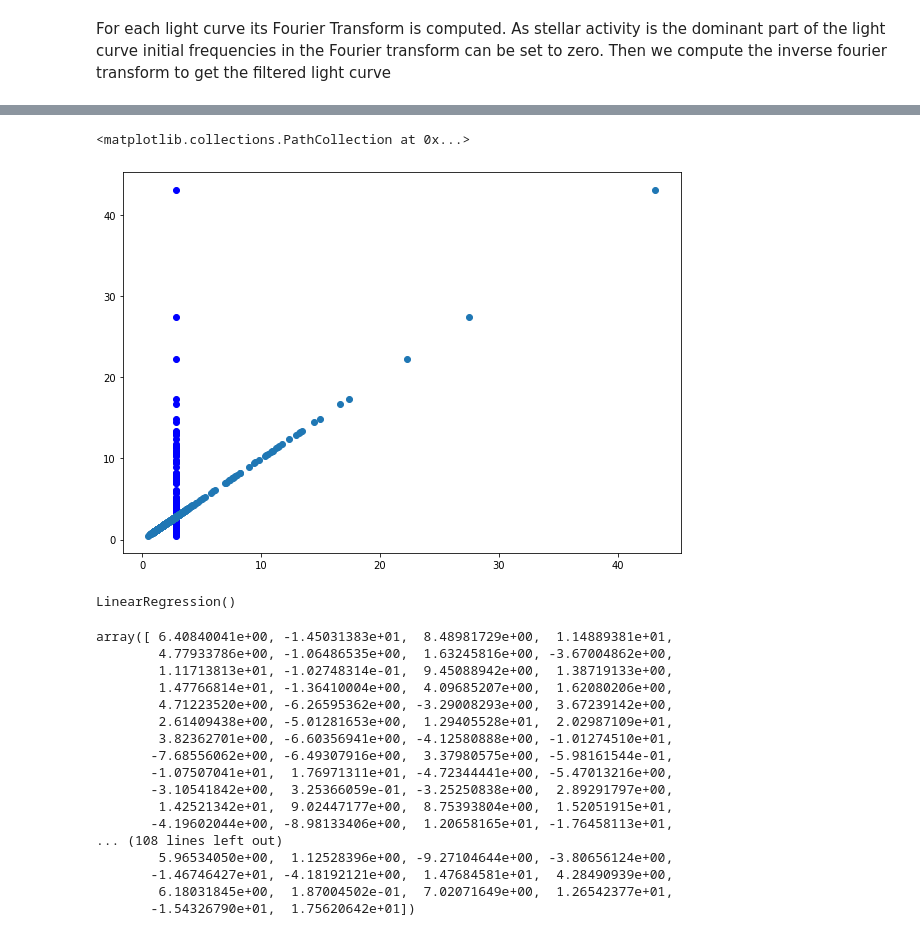
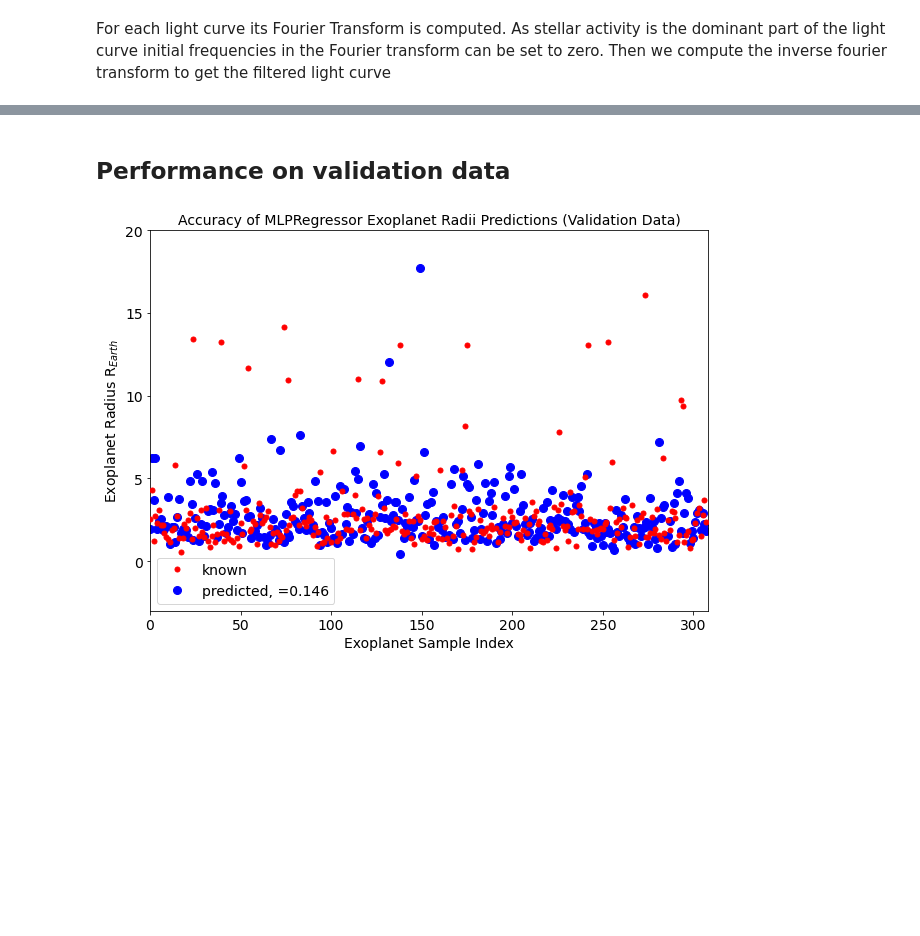
Before and after one commit to nicholasproietti/LGM, a Jupyter notebook: LC_FFT_CNN.ipynb, the cells around one changed output, grey strips where cells are left out. Drawn from its saved outputs; the diff is of its cells as text; code cells hidden in the pictures; blank space fills up the shorter version.

```diff
--- a/LC_FFT_CNN.ipynb
+++ b/LC_FFT_CNN.ipynb
@@ -401,33 +225,0 @@ test_validate2(x_test=X_test, y_test=y_test, y_predict=y_predict, classifier=mlp
-# %%
-plt.scatter(y_predict, y_test, c='b')
-plt.scatter(y_test, y_test)
-# %% [output]
-<matplotlib.collections.PathCollection at 0x...>
-[figure, removed]
-# %%
-from sklearn.linear_model import LinearRegression
-
-model = LinearRegression()
-model.fit(X_train, duration, y_train)
-# %% [output]
-LinearRegression()
-# %%
-y_pred = model.predict(X_test)
-# %% [output]
-array([ 6.40840041e+00, -1.45031383e+01,  8.48981729e+00,  1.14889381e+01,
-        4.77933786e+00, -1.06486535e+00,  1.63245816e+00, -3.67004862e+00,
-        1.11713813e+01, -1.02748314e-01,  9.45088942e+00,  1.38719133e+00,
-        1.47766814e+01, -1.36410004e+00,  4.09685207e+00,  1.62080206e+00,
-        4.71223520e+00, -6.26595362e+00, -3.29008293e+00,  3.67239142e+00,
-        2.61409438e+00, -5.01281653e+00,  1.29405528e+01,  2.02987109e+01,
-        3.82362701e+00, -6.60356941e+00, -4.12580888e+00, -1.01274510e+01,
-       -7.68556062e+00, -6.49307916e+00,  3.37980575e+00, -5.98161544e-01,
-       -1.07507041e+01,  1.76971311e+01, -4.72344441e+00, -5.47013216e+00,
-       -3.10541842e+00,  3.25366059e-01, -3.25250838e+00,  2.89291797e+00,
-        1.42521342e+01,  9.02447177e+00,  8.75393804e+00,  1.52051915e+01,
-       -4.19602044e+00, -8.98133406e+00,  1.20658165e+01, -1.76458113e+01,
-... (108 lines left out)
-        5.96534050e+00,  1.12528396e+00, -9.27104644e+00, -3.80656124e+00,
-       -1.46746427e+01, -4.18192121e+00,  1.47684581e+01,  4.28490939e+00,
-        6.18031845e+00,  1.87004502e-01,  7.02071649e+00,  1.26542377e+01,
-       -1.54326790e+01,  1.75620642e+01])
@@ -436,0 +226,8 @@ plt.plot(y_test, )
+# %% [markdown]
+## Performance on validation data
+# %%
+
+y_val_pred = mlp.predict(X_val)
+test_validate2(X_val, y_val, y_val_pred, mlp, 'Validation Data')
+# %% [output]
+[figure, added]
```
Also changed, not shown: parts of 43 cells of this notebook.
